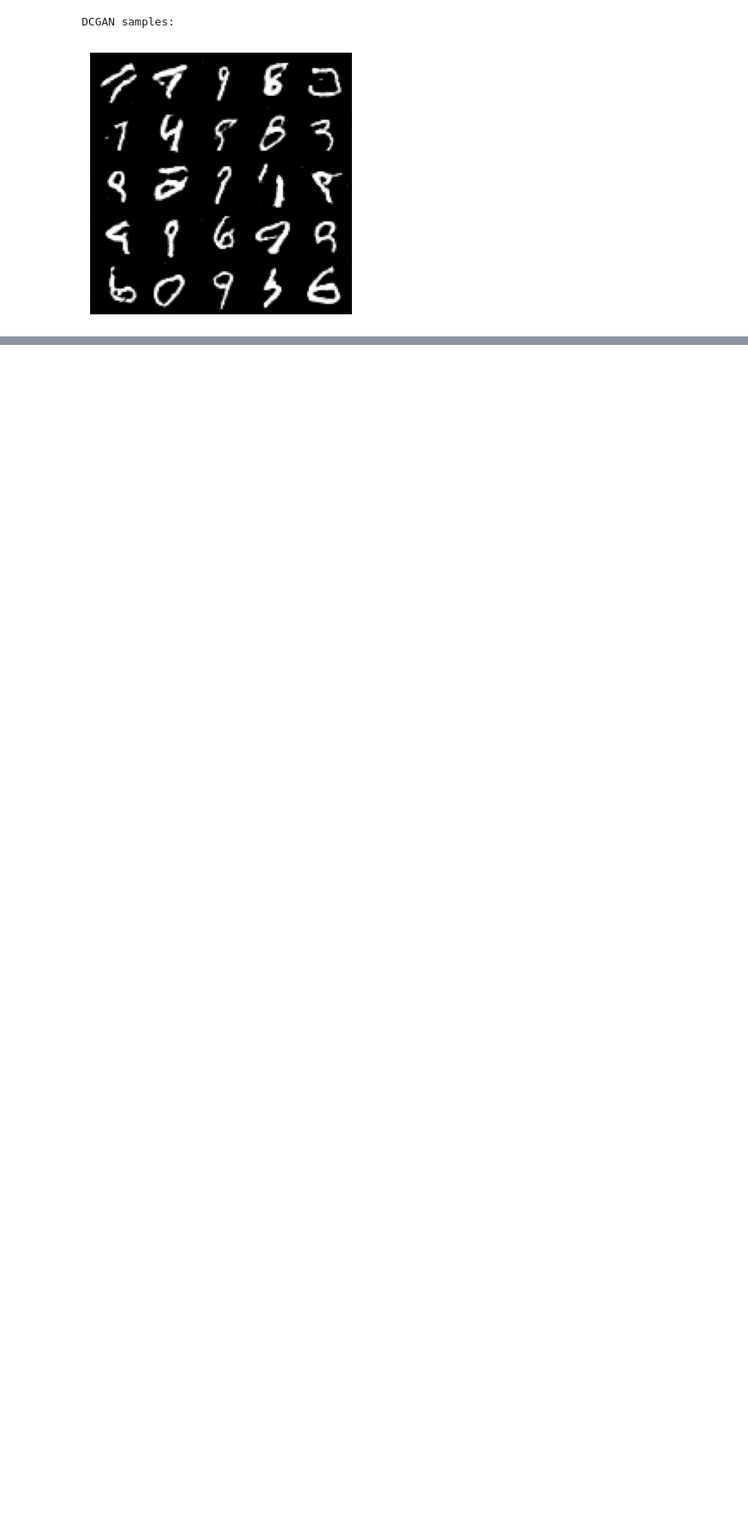
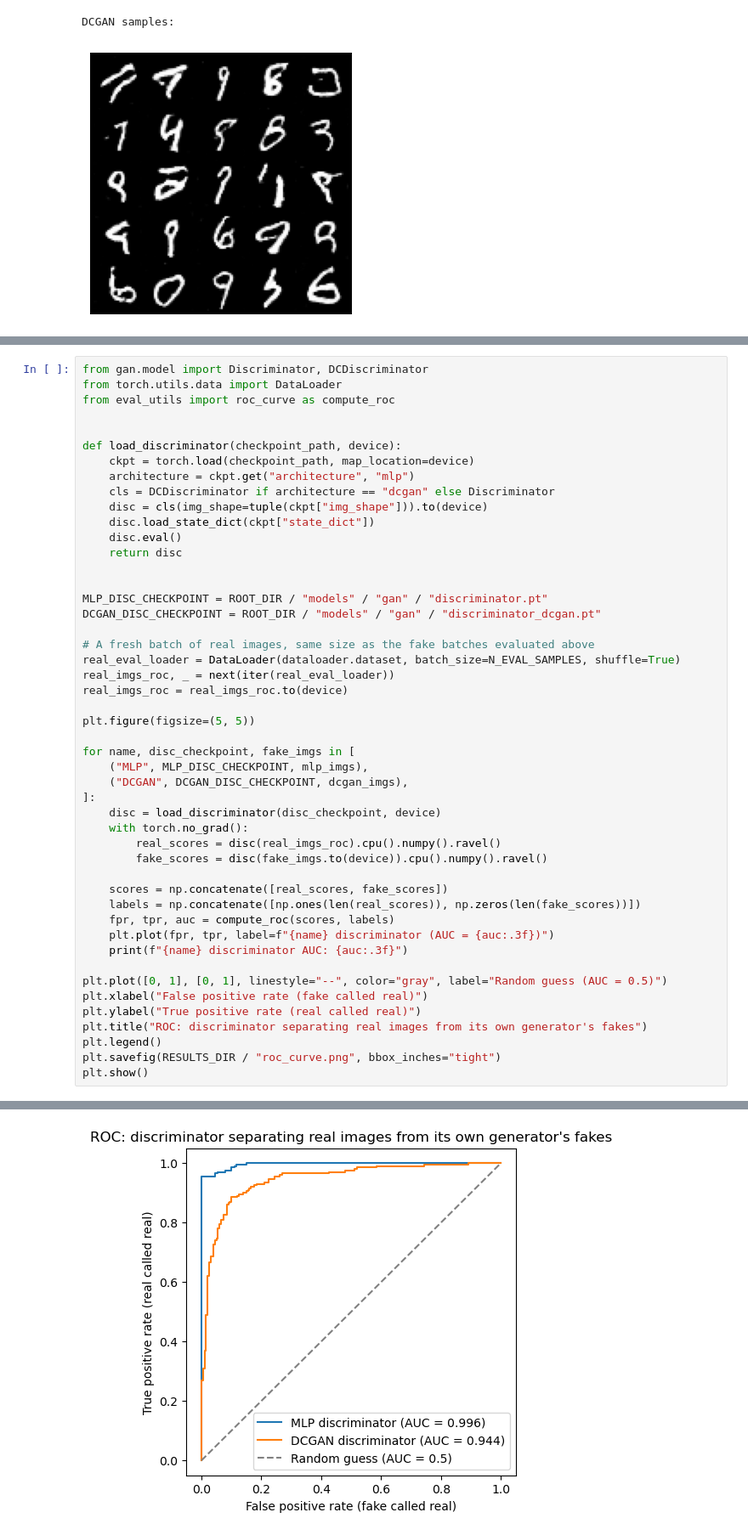
Before and after one commit to Udbhav748/PIXEL-AI, a Jupyter notebook: notebooks/03_GAN.ipynb, the cells around one changed output, grey strips where cells are left out. Shown at 85% size. Saved outputs shown, nothing was run; the diff lists cells and outputs as text; blank space fills up the shorter version.

```diff
--- a/notebooks/03_GAN.ipynb
+++ b/notebooks/03_GAN.ipynb
@@ -320,0 +327,49 @@ DCGAN samples:
+# %%
+from gan.model import Discriminator, DCDiscriminator
+from torch.utils.data import DataLoader
+from eval_utils import roc_curve as compute_roc
+
+
+def load_discriminator(checkpoint_path, device):
+    ckpt = torch.load(checkpoint_path, map_location=device)
+    architecture = ckpt.get("architecture", "mlp")
+    cls = DCDiscriminator if architecture == "dcgan" else Discriminator
+    disc = cls(img_shape=tuple(ckpt["img_shape"])).to(device)
+    disc.load_state_dict(ckpt["state_dict"])
+    disc.eval()
+    return disc
+
+
+MLP_DISC_CHECKPOINT = ROOT_DIR / "models" / "gan" / "discriminator.pt"
+DCGAN_DISC_CHECKPOINT = ROOT_DIR / "models" / "gan" / "discriminator_dcgan.pt"
+
+# A fresh batch of real images, same size as the fake batches evaluated above
+real_eval_loader = DataLoader(dataloader.dataset, batch_size=N_EVAL_SAMPLES, shuffle=True)
+real_imgs_roc, _ = next(iter(real_eval_loader))
+real_imgs_roc = real_imgs_roc.to(device)
+
+plt.figure(figsize=(5, 5))
+
+for name, disc_checkpoint, fake_imgs in [
+    ("MLP", MLP_DISC_CHECKPOINT, mlp_imgs),
+    ("DCGAN", DCGAN_DISC_CHECKPOINT, dcgan_imgs),
+]:
+    disc = load_discriminator(disc_checkpoint, device)
+    with torch.no_grad():
+        real_scores = disc(real_imgs_roc).cpu().numpy().ravel()
+        fake_scores = disc(fake_imgs.to(device)).cpu().numpy().ravel()
+
+    scores = np.concatenate([real_scores, fake_scores])
+    labels = np.concatenate([np.ones(len(real_scores)), np.zeros(len(fake_scores))])
+    fpr, tpr, auc = compute_roc(scores, labels)
+    plt.plot(fpr, tpr, label=f"{name} discriminator (AUC = {auc:.3f})")
+    print(f"{name} discriminator AUC: {auc:.3f}")
+
+plt.plot([0, 1], [0, 1], linestyle="--", color="gray", label="Random guess (AUC = 0.5)")
+plt.xlabel("False positive rate (fake called real)")
+plt.ylabel("True positive rate (real called real)")
+plt.title("ROC: discriminator separating real images from its own generator's fakes")
+plt.legend()
+plt.savefig(RESULTS_DIR / "roc_curve.png", bbox_inches="tight")
+plt.show()
+# %% [output]
@@ -321,3 +378,4 @@ DCGAN samples:
+[figure, added]
 # %% [markdown]
 ## Final takeaway
 
```
Also changed, not shown: parts of 3 cells of this notebook, 3 other files.
